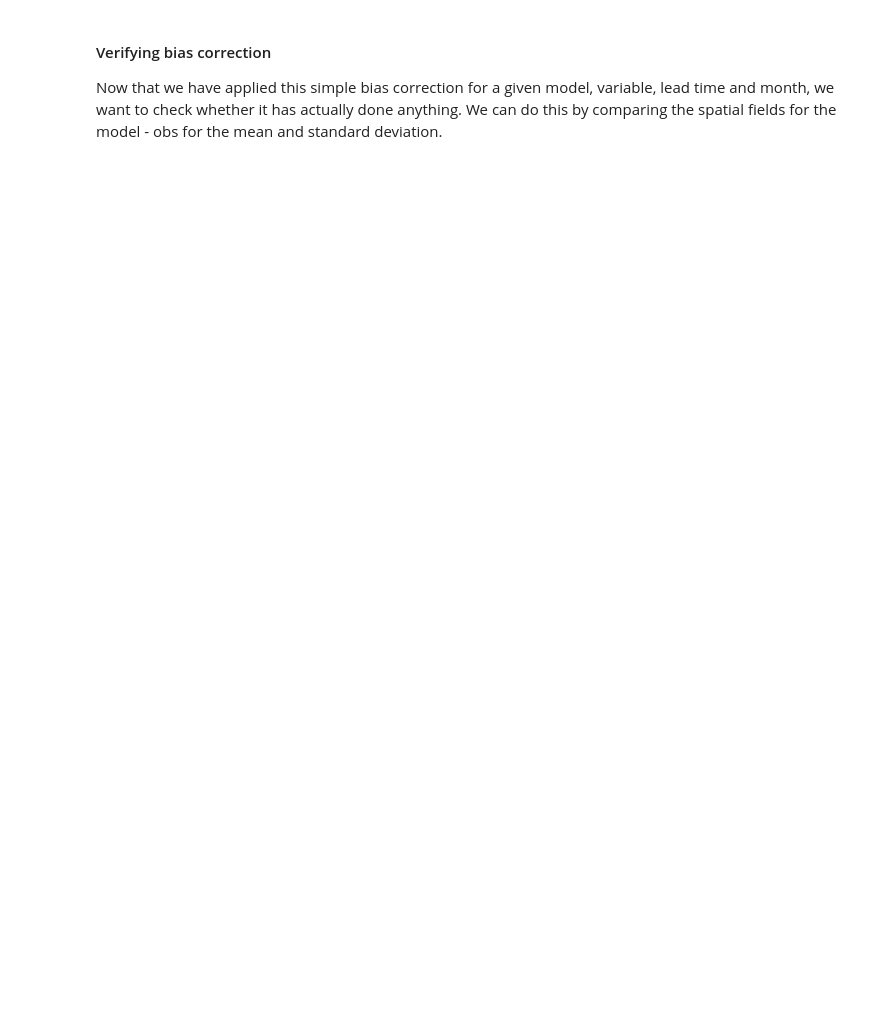
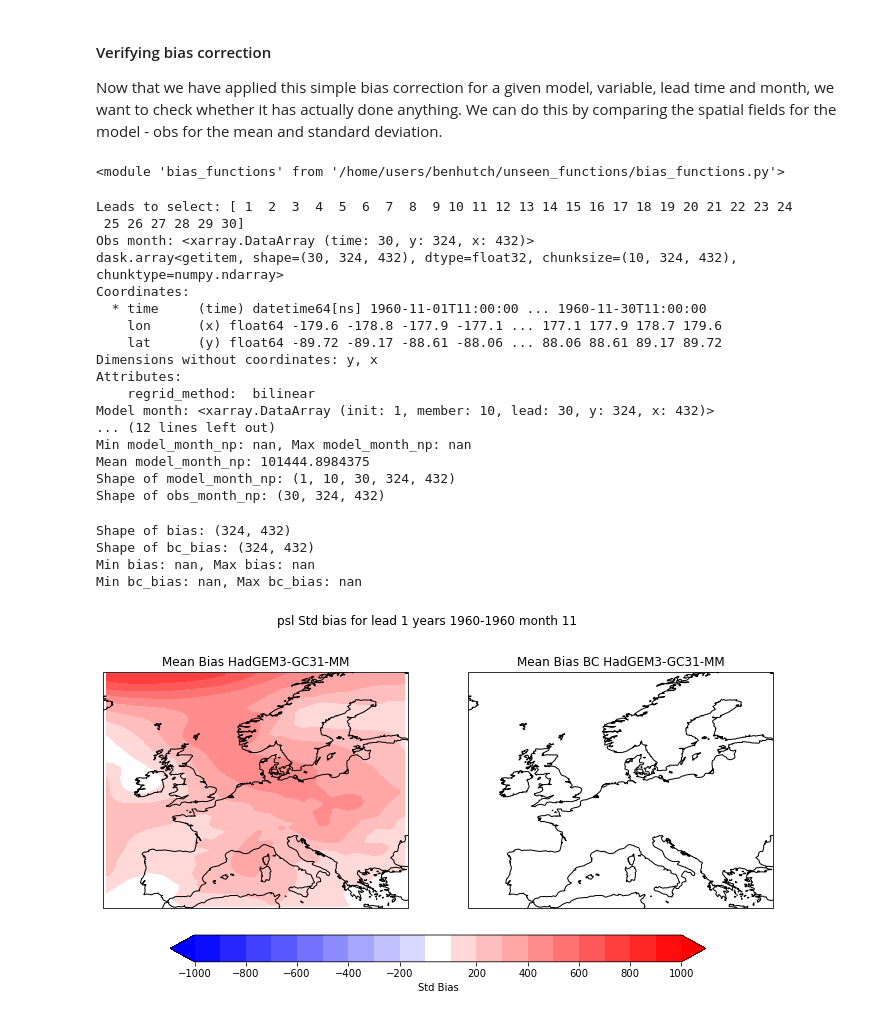
Before and after one commit to benhutchmet/unseen_multi_year, a Jupyter notebook: testing-bias-correction.ipynb, the cells around one changed output. Cells and saved outputs as stored; diff of their text form; code cells hidden in the pictures; blank space fills up the shorter version.

```diff
--- a/testing-bias-correction.ipynb
+++ b/testing-bias-correction.ipynb
@@ -37,8 +37,8 @@ import unseen_dictionaries as udicts
 # Set up the arguments
 # --------------------
 model = "HadGEM3-GC31-MM"
-variable = "tas"
-obs_variable = "t2m"
+variable = "psl"
+obs_variable = "msl"
 lead_time = 1 # first start november to end october period
 experiment = "dcppA-hindcast"
 freq = "day"
@@ -49,10 +49,10 @@ parallel = False
 init_years = [1960]
 
 # Test file for daily data
-test_file = "/badc/cmip6/data/CMIP6/DCPP/MOHC/HadGEM3-GC31-MM/dcppA-hindcast/s1960-r1i1p1f2/day/tas/gn/files/d20200417/tas_day_HadGEM3-GC31-MM_dcppA-hindcast_s1960-r1i1p1f2_gn_19601101-19601230.nc"
+test_file = "/badc/cmip6/data/CMIP6/DCPP/MOHC/HadGEM3-GC31-MM/dcppA-hindcast/s1960-r1i1p1f2/day/psl/gn/files/d20200417/psl_day_HadGEM3-GC31-MM_dcppA-hindcast_s1960-r1i1p1f2_gn_19601101-19601230.nc"
 
 # Daily obs fpath - single var - t2m
-obs_fpath = "/home/users/benhutch/ERA5/ERA5_t2m_daily_1950_2020.nc"
+obs_fpath = "/gws/nopw/j04/canari/users/benhutch/ERA5/ERA5_msl_daily_1960_2020_daymean.nc"
 # %%
 %%time
 
@@ -81,6 +111,6 @@ ds = bf.regrid_ds(
 # Select the gridbox
 ds = bf.select_gridbox(
     ds=ds,
-    grid=udicts.eu_grid_constrained,
+    grid=udicts.eu_grid,
     calc_mean=False,
 )
@@ -93,7 +126,7 @@ test_ds = xr.open_dataset(test_file)
 # Load the daily observations
 obs = bf.load_and_rg_obs(
     model_ds=test_ds,
-    obs_variable=obs_variable,
+    obs_variable="msl",
     obs_path=obs_fpath,
     init_years=init_years,
     lead_time=lead_time,
@@ -106,7 +142,7 @@ obs = bf.load_and_rg_obs(
 # select the gridbox for the obs
 obs = bf.select_gridbox(
     ds=obs,
-    grid=udicts.eu_grid_constrained,
+    grid=udicts.eu_grid,
     calc_mean=False,
 )
 # %%
@@ -136,15 +213,42 @@ bc_data = bf.calc_and_save_bias_coeffs(
 Now that we have applied this simple bias correction for a given model, variable, lead time and month, we want to check whether it has actually done anything. We can do this by comparing the spatial fields for the model - obs for the mean and standard deviation.
 # %%
 importlib.reload(bf)
+# %% [output]
+<module 'bias_functions' from '/home/users/benhutch/unseen_functions/bias_functions.py'>
 # %%
 bf.verify_bc_plot(
     model_ds=ds,
     obs_ds=obs,
     bc_model_data=bc_data,
     lead_time=lead_time,
     month=11,
     init_years=init_years,
-    variable=variable,
+    variable="psl",
     model_name=model,
-    mean_or_std="mean",
+    mean_or_std="std",
+    std_clevs=(-1000, 1100, 100),
+    std_ticks=(-1000, 1100, 200),
 )
+# %% [output]
+Leads to select: [ 1  2  3  4  5  6  7  8  9 10 11 12 13 14 15 16 17 18 19 20 21 22 23 24
+ 25 26 27 28 29 30]
+Obs month: <xarray.DataArray (time: 30, y: 324, x: 432)>
+dask.array<getitem, shape=(30, 324, 432), dtype=float32, chunksize=(10, 324, 432), chunktype=numpy.ndarray>
+Coordinates:
+  * time     (time) datetime64[ns] 1960-11-01T11:00:00 ... 1960-11-30T11:00:00
+    lon      (x) float64 -179.6 -178.8 -177.9 -177.1 ... 177.1 177.9 178.7 179.6
+    lat      (y) float64 -89.72 -89.17 -88.61 -88.06 ... 88.06 88.61 89.17 89.72
+Dimensions without coordinates: y, x
+Attributes:
+    regrid_method:  bilinear
+Model month: <xarray.DataArray (init: 1, member: 10, lead: 30, y: 324, x: 432)>
+... (12 lines left out)
+Min model_month_np: nan, Max model_month_np: nan
+Mean model_month_np: 101444.8984375
+Shape of model_month_np: (1, 10, 30, 324, 432)
+Shape of obs_month_np: (30, 324, 432)
+Shape of bias: (324, 432)
+Shape of bc_bias: (324, 432)
+Min bias: nan, Max bias: nan
+Min bc_bias: nan, Max bc_bias: nan
+[figure, added]
```
Also changed, not shown: parts of 8 cells of this notebook, 2 other files.
